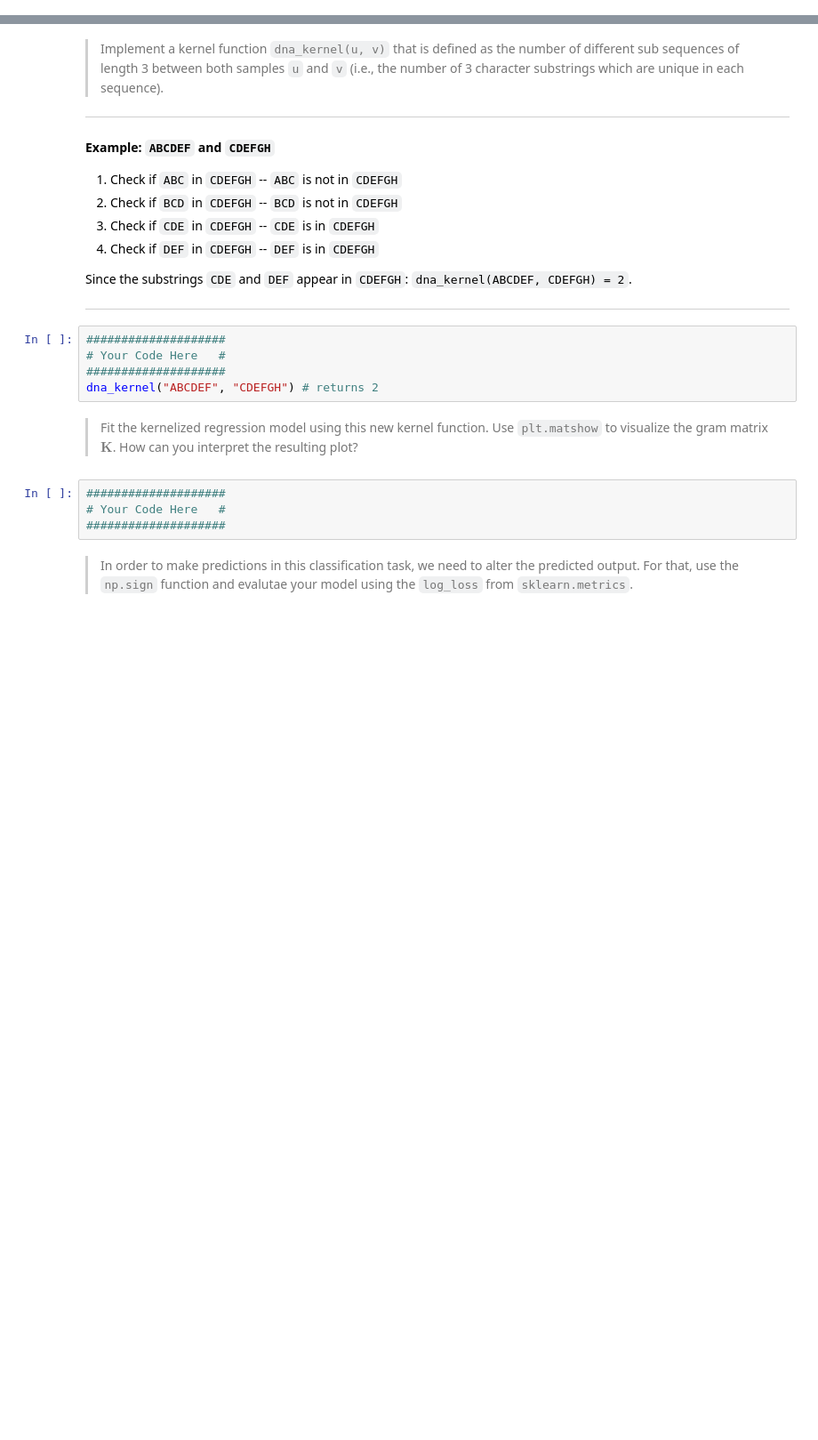
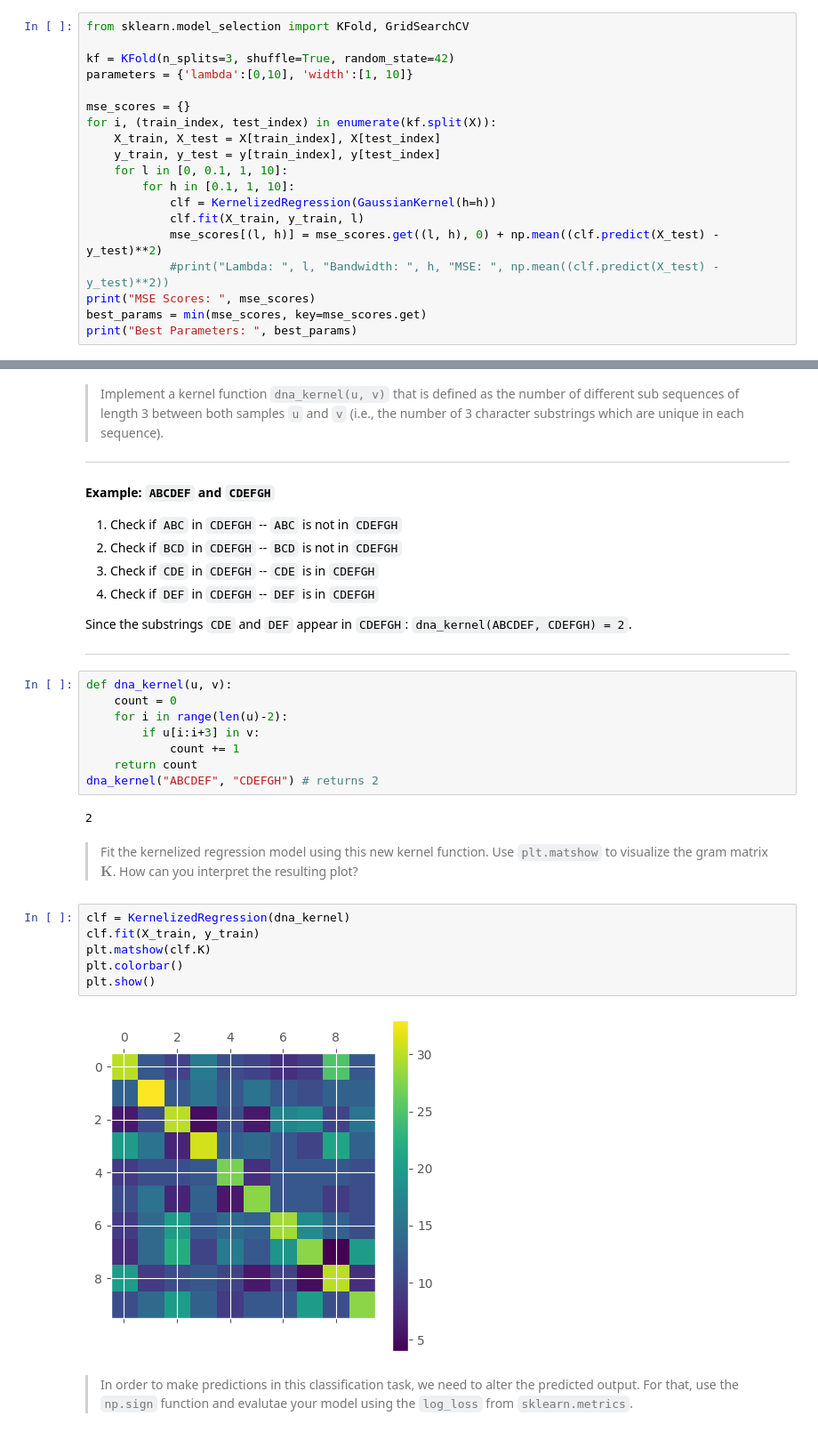
Before and after one commit to KlaraGtknst/PatRec2_SoSe24, a Jupyter notebook: 01_kernels.ipynb, the cells around one changed output, grey strips where cells are left out. Shown at 89% size. Cells and saved outputs as stored; diff of their text form; blank space fills up the shorter version.

```diff
--- a/01_kernels.ipynb
+++ b/01_kernels.ipynb
@@ -95,0 +105,19 @@ clf.predict(0.5)
+# %%
+from sklearn.model_selection import KFold, GridSearchCV
+
+kf = KFold(n_splits=3, shuffle=True, random_state=42)
+parameters = {'lambda':[0,10], 'width':[1, 10]}
+
+mse_scores = {}
+for i, (train_index, test_index) in enumerate(kf.split(X)):
+    X_train, X_test = X[train_index], X[test_index]
+    y_train, y_test = y[train_index], y[test_index]
+    for l in [0, 0.1, 1, 10]:
+        for h in [0.1, 1, 10]:
+            clf = KernelizedRegression(GaussianKernel(h=h))
+            clf.fit(X_train, y_train, l)
+            mse_scores[(l, h)] = mse_scores.get((l, h), 0) + np.mean((clf.predict(X_test) - y_test)**2)
+            #print("Lambda: ", l, "Bandwidth: ", h, "MSE: ", np.mean((clf.predict(X_test) - y_test)**2))
+print("MSE Scores: ", mse_scores)
+best_params = min(mse_scores, key=mse_scores.get)
+print("Best Parameters: ", best_params)
@@ -115,16 +158,25 @@ ___
 
 Since the substrings `CDE` and `DEF` appear in `CDEFGH`: `dna_kernel(ABCDEF, CDEFGH) = 2`.
 ___
-# %%
-####################
-# Your Code Here   #
-####################
-dna_kernel("ABCDEF", "CDEFGH") # returns 2
+# %%
+def dna_kernel(u, v):
+    count = 0
+    for i in range(len(u)-2):
+        if u[i:i+3] in v:
+            count += 1
+    return count
+dna_kernel("ABCDEF", "CDEFGH") # returns 2
+# %% [output]
+2
 # %% [markdown]
 > Fit the kernelized regression model using this new kernel function. Use `plt.matshow` to visualize the gram matrix $\mathbf{K}$. How can you interpret the resulting plot?
-# %%
-####################
-# Your Code Here   #
-####################
+# %%
+clf = KernelizedRegression(dna_kernel)
+clf.fit(X_train, y_train)
+plt.matshow(clf.K)
+plt.colorbar()
+plt.show()
+# %% [output]
+[figure, added]
 # %% [markdown]
 > In order to make predictions in this classification task, we need to alter the predicted output. For that, use the `np.sign` function and evalutae your model using the `log_loss` from `sklearn.metrics`.
```
Also changed, not shown: parts of 9 cells of this notebook.
